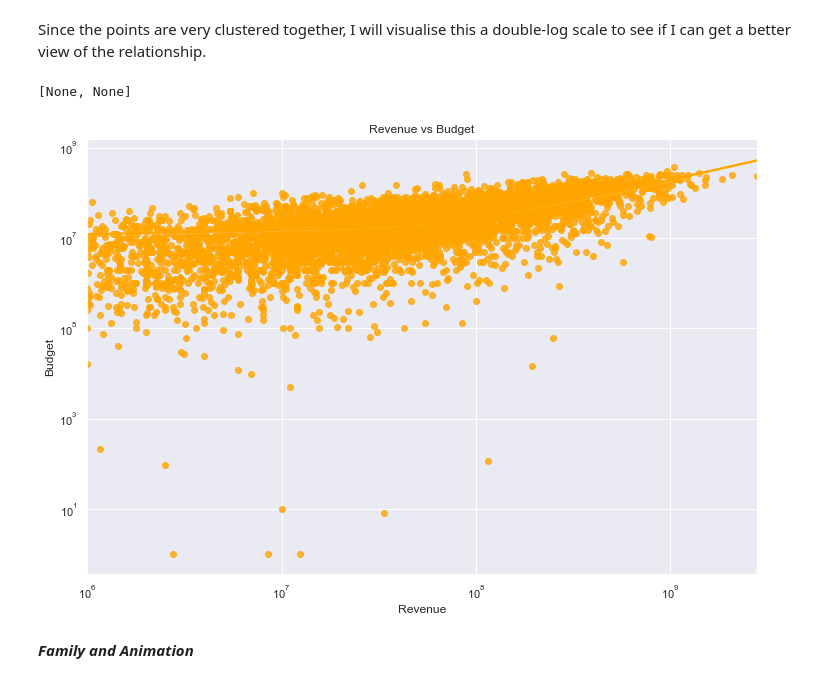
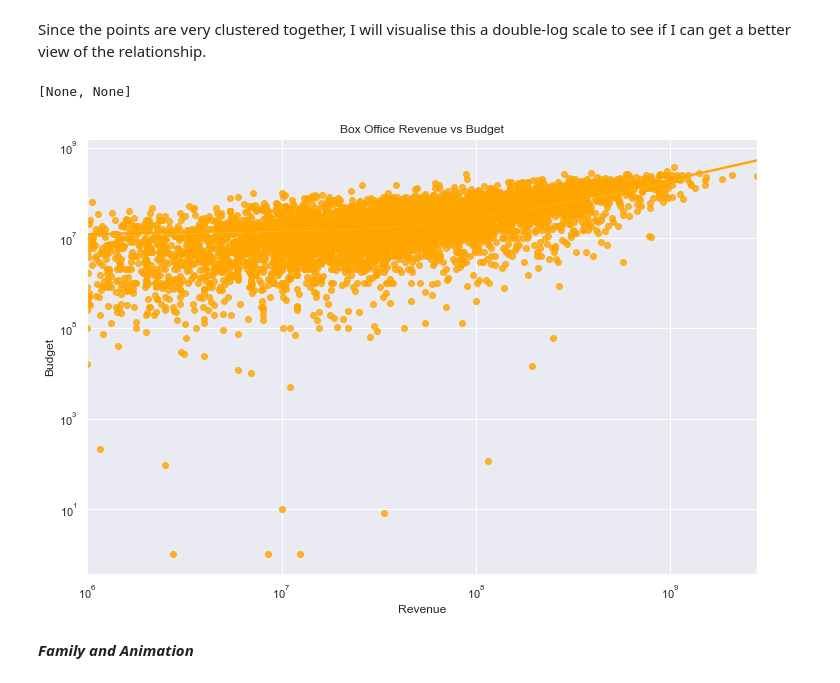
Before and after one commit to samgarcia3/Film-Analysis-and-Prediction, a Jupyter notebook: notebooks/IMDb EDA.ipynb, the cells around one changed output. Cells and saved outputs as stored; diff of their text form; code cells hidden in the pictures.

```diff
--- a/notebooks/IMDb EDA.ipynb
+++ b/notebooks/IMDb EDA.ipynb
@@ -215,13 +260,13 @@ Text(0, 0.5, 'Budget')
 Since the points are very clustered together, I will visualise this a double-log scale to see if I can get a better view of the relationship.
 # %%
 rev_vs_bug = sns.regplot(x='revenue', y='budget', data=imdb_genres, color = 'orange' )
-plt.title('Revenue vs Budget')
+plt.title('Box Office Revenue vs Budget')
 plt.xlabel('Revenue')
 plt.ylabel('Budget')
 rev_vs_bug.set(xscale="log", yscale="log")
 # %% [output]
 [None, None]
-[figure, old version]
+[figure, new version]
 # %% [markdown]
 ***Family and Animation***
 # %%
```
Also changed, not shown: parts of 22 cells of this notebook, 4 other files.
